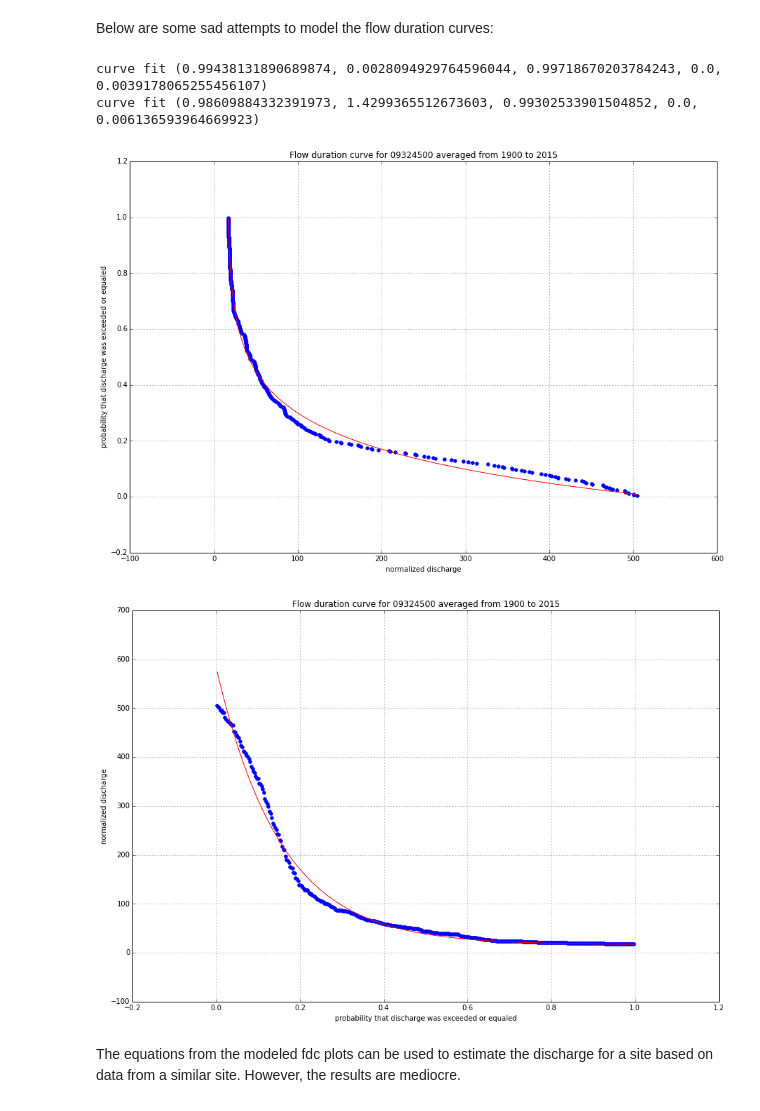
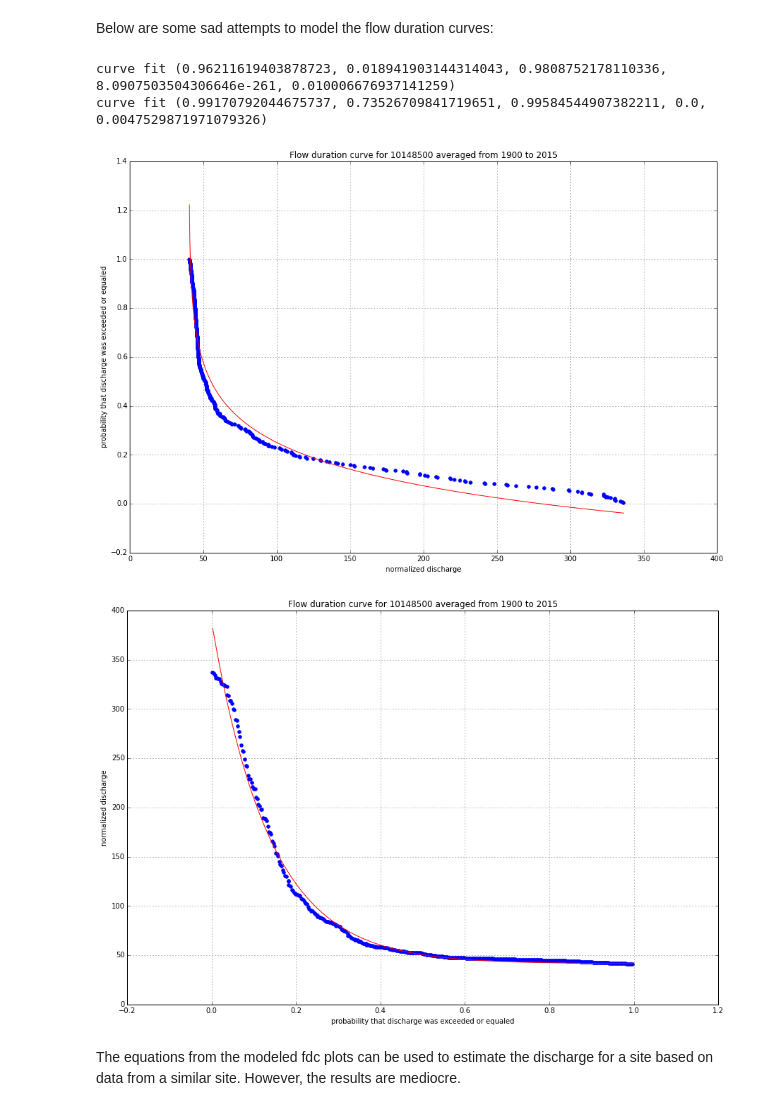
Before and after one commit to inkenbrandt/IPython, a Jupyter notebook: USGS_Surface_Flow.ipynb, the cells around one changed output. Cells and saved outputs as stored; diff of their text form; code cells hidden in the pictures.

```diff
--- a/USGS_Surface_Flow.ipynb
+++ b/USGS_Surface_Flow.ipynb
@@ -440,7 +449,7 @@ with PdfPages(rootname + 'station_boxplots.pdf') as pdfs:
 # %% [markdown]
 Let's plot a few of the boxplots so you can see what they look like.
 # %%
-for i in range(3):
+for i in range(1,3):
     j[sites[i]] = USGS_Site_Data.groupby('mon')[sites[i]].agg([np.min, np.mean, np.median, np.max, np.std, np.size]).reset_index()
     # make a list of the custom lables you will use for your boxplot; this one will show the number of samples used to make the plot
     labs = [months[(str(j[sites[i]]['mon'][b]))] + " (n=" + str(int(j[sites[i]]['size'][b])) + ")" for b in range(len(j[sites[i]]))]
@@ -475,7 +482,7 @@ with PdfPages(rootname + 'sum_boxplots.pdf') as pdf:
     while j < len(sites):
         ymax = 10000
         ymin = 0.01
-        n=15
+        n=10
         # if statement allows for uneven number of sites on last page
         if j+n >= len(sites):
             plt.figure()
@@ -522,0 +532,34 @@ with PdfPages(rootname + 'sum_boxplots.pdf') as pdf:
+# %%
+xmax = USGS_Site_Data.index.astype(datetime).values[-1]
+xmin = USGS_Site_Data.index.astype(datetime).values[0]
+
+pdfs = PdfPages(rootname + 'station_hydrographs.pdf')
+ymax = 10000
+ymin = 0.1
+for i in range(len(sites)):
+    x = USGS_Site_Data.index.values
+    y = USGS_Site_Data[sites[i]].values
+    plt.figure()
+    plt.plot(x,y)
+    strtdt = str(USGS_Site_Info.ix[sites[i],'start_date'])[0:10]
+    findt = str(USGS_Site_Info.ix[sites[i],'fin_date'])[0:10]
+    siteName = USGS_Site_Info.ix[sites[i],'name'].title()
+    plt.title( siteName + ' (' + sites[i] + ')  ' + strtdt + ' to ' + findt )
+    plt.suptitle('')
+    plt.yscale('log')
+    plt.ylabel('Discharge (cfs)')
+    plt.ylim((ymin,ymax))
+    plt.xlabel('Year')
+    plt.xticks(np.arange(datetime(1905,1,1),xmax+timedelta(days=365.25),timedelta(days=365.25*5)),rotation=45)
+    plt.xlim(xmin,xmax)
+    pdfs.savefig()
+    plt.close()
+    # Save metadata of the pdf so you can find it later
+
+d = pdfs.infodict()
+d['Title'] = 'Monthly Station USGS Hydrographs UMSS'
+d['Author'] = u'Paul C. Inkenbrandt\xe4nen'
+d['Subject'] = 'Hydrograph of several USGS Surface Stations'
+d['Keywords'] = 'USGS Surface NWIS Hydrograph'
+d['CreationDate'] = datetime.today()
+d['ModDate'] = datetime.today()
@@ -573,7 +659,7 @@ plt.legend()
 # %% [markdown]
 Below are some sad attempts to model the flow duration curves:
 # %%
-site = sites[32]
+site = sites[28]
 df = USGS_Site_Data[[site]]
 begyear = 1900
 endyear = 2015
@@ -607,37 +693,37 @@ plt.grid(which = 'both')
 plt.ylabel('probability that discharge was exceeded or equaled')
 plt.xlabel('normalized discharge')
 #plt.xticks(np.arange(0,1.00,0.05))
 plt.title('Flow duration curve for ' + site + ' averaged from ' + str(begyear) + ' to ' + str(endyear))
 
 def func(x,a,b,c,d):
     return a*np.log(x*b+c)+d
 
 par, cov = op.curve_fit(func,y,x,p0=[-0.16528617, 1.54535185, -24.70440088, 0.9])
 plt.plot(y, [par[0]*np.log(y[i]*par[1]+par[2])+par[3] for i in range(len(y))], color='red')
 print 'curve fit', sp.linregress(x,[par[0]*np.log(y[i]*par[1]+par[2])+par[3] for i in range(len(y))])
 
 plt.figure()
 plt.scatter(x,y,label=site,color='blue')
 #plt.yscale('log')
 #plt.xlim(-.05,1.05)
 plt.grid(which = 'both')
 plt.xlabel('probability that discharge was exceeded or equaled')
 plt.ylabel('normalized discharge')
 #plt.xticks(np.arange(0,1.00,0.05))
 plt.title('Flow duration curve for ' + site + ' averaged from ' + str(begyear) + ' to ' + str(endyear))
 
 def func2(x,a,b,c,d):
     return a*np.exp(x*b+c)+d
 
 
 parm, covm = op.curve_fit(func2,x,y,p0=[-0.16528617, 0.02, 0.70440088, 0.9])
 plt.plot(x, [parm[0]*np.exp(x[i]*parm[1]+parm[2])+parm[3] for i in range(len(x))], color='red')
 print 'curve fit', sp.linregress(y,[parm[0]*np.exp(x[i]*parm[1]+parm[2])+parm[3] for i in range(len(x))])
 # %% [output]
-curve fit (0.99438131890689874, 0.0028094929764596044, 0.99718670203784243, 0.0, 0.0039178065255456107)
-curve fit (0.98609884332391973, 1.4299365512673603, 0.99302533901504852, 0.0, 0.006136593964669923)
+curve fit (0.96211619403878723, 0.018941903144314043, 0.9808752178110336, 8.0907503504306646e-261, 0.010006676937141259)
+curve fit (0.99170792044675737, 0.73526709841719651, 0.99584544907382211, 0.0, 0.0047529871971079326)
-[figure, old version]
+[figure, new version]
-[figure, old version]
+[figure, new version]
 # %%
 def dic2df(dic,head):
     df = pd.DataFrame(data=dic)
```
Also changed, not shown: parts of 15 cells of this notebook.
